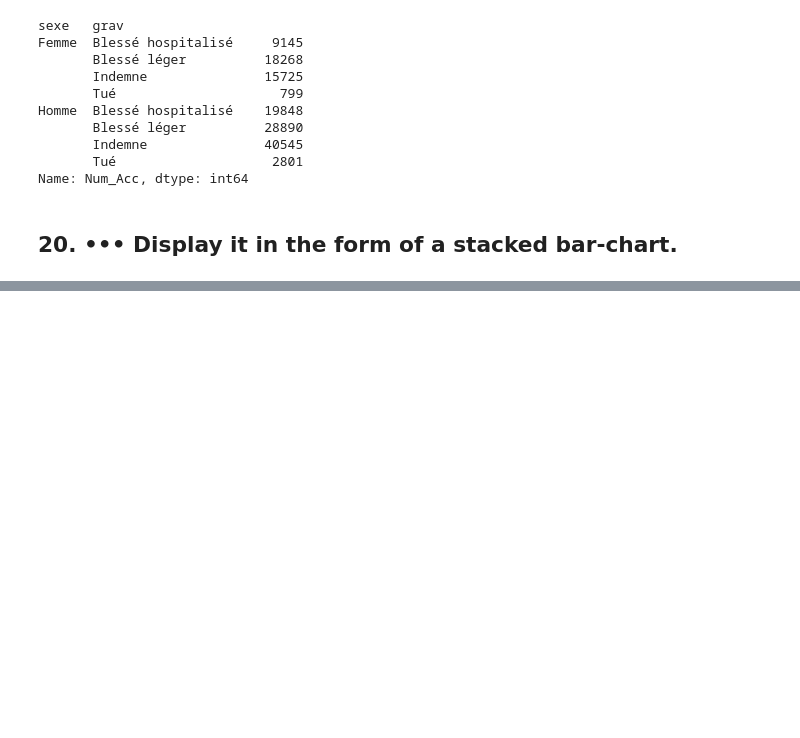
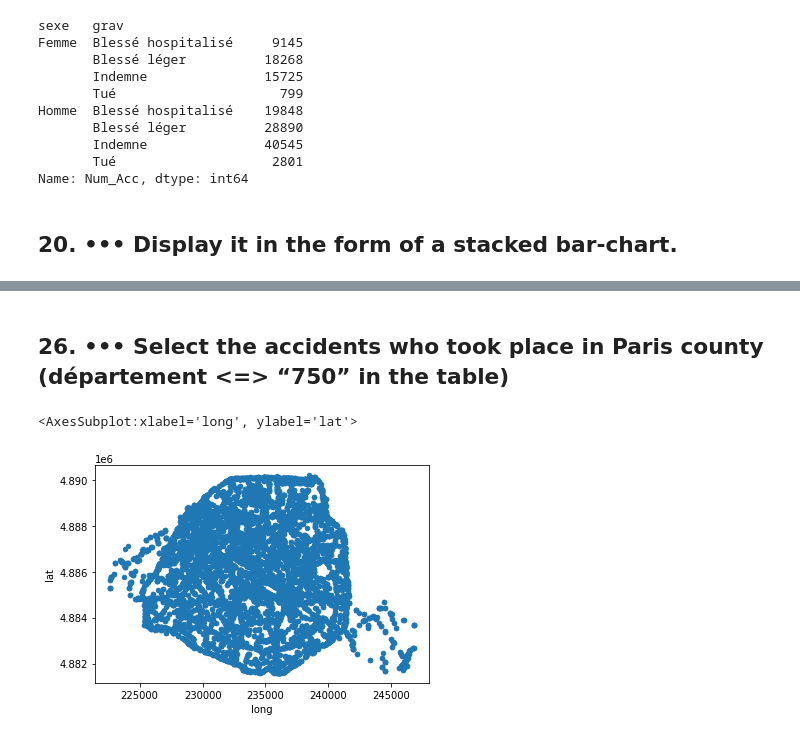
Before and after one commit to DorianMB/PythonProject, a Jupyter notebook: Exercices Pandas.ipynb, the cells around one changed output, grey strips where cells are left out. Cells and saved outputs as stored; diff of their text form; code cells hidden in the pictures; blank space fills up the shorter version.

```diff
--- a/Exercices Pandas.ipynb
+++ b/Exercices Pandas.ipynb
@@ -351,0 +357,3 @@ usagers2017.groupby(['sexe', 'grav'])['Num_Acc'].count().plot(kind='bar', stacke
+# %%
+df = caracteristiques2017.merge(usagers2017, how="inner")
+df
@@ -351,0 +397,7 @@ usagers2017.groupby(['sexe', 'grav'])['Num_Acc'].count().plot(kind='bar', stacke
+# %% [markdown]
+## 26. ••• Select the accidents who took place in Paris county (département <=> “750” in the table)
+# %%
+df[df['dep'] == 750].plot(kind='scatter', x='long', y='lat')
+# %% [output]
+<AxesSubplot:xlabel='long', ylabel='lat'>
+[figure, added]
```
Also changed, not shown: parts of 9 cells of this notebook.
